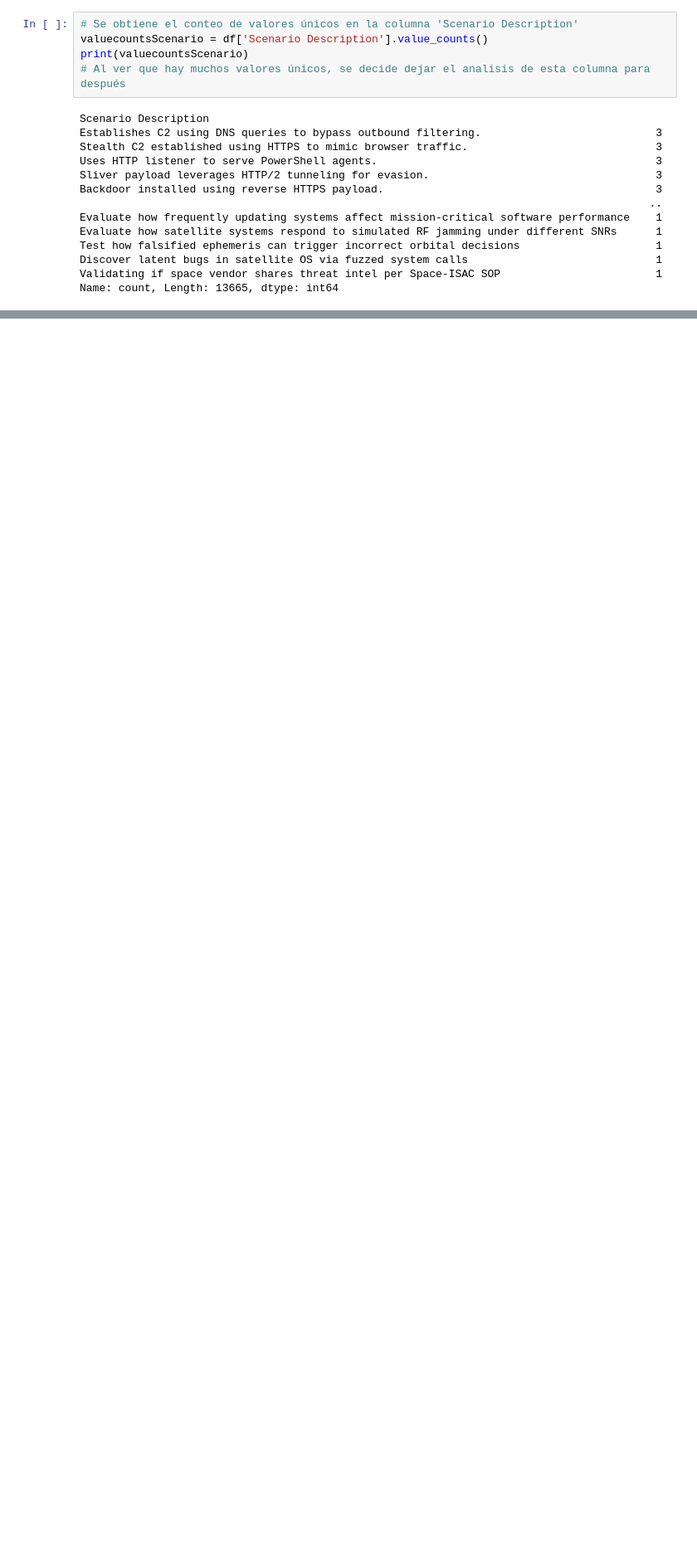
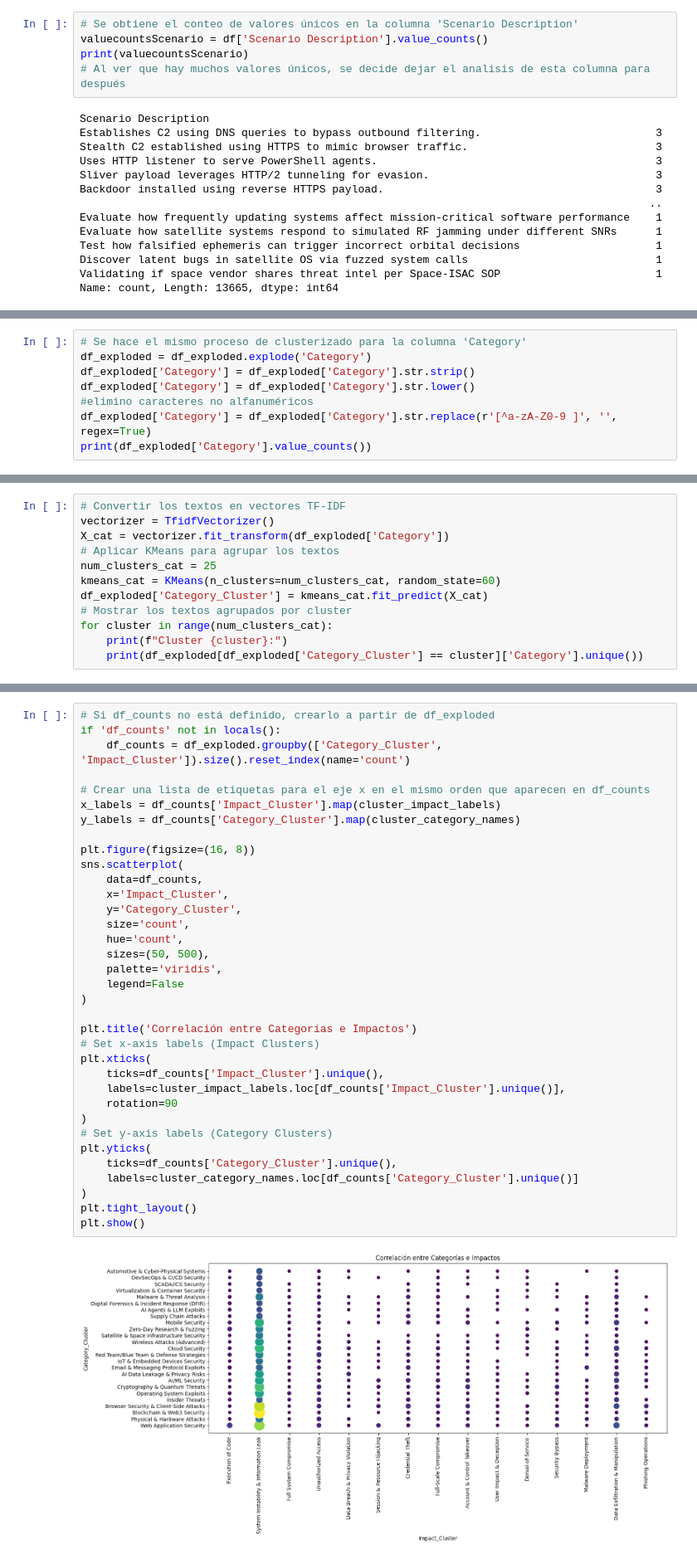
Before and after one commit to manoale97/Practica3Grupo10TratamientoDatos, a Jupyter notebook: practica3.ipynb, the cells around one changed output, grey strips where cells are left out. Shown at 83% size. Drawn from its saved outputs; the diff is of its cells as text; blank space fills up the shorter version.

```diff
--- a/practica3.ipynb
+++ b/practica3.ipynb
@@ -132,0 +302,8 @@ Name: count, Length: 13665, dtype: int64
+# %%
+# Se hace el mismo proceso de clusterizado para la columna 'Category'
+df_exploded = df_exploded.explode('Category')
+df_exploded['Category'] = df_exploded['Category'].str.strip()
+df_exploded['Category'] = df_exploded['Category'].str.lower()
+#elimino caracteres no alfanuméricos
+df_exploded['Category'] = df_exploded['Category'].str.replace(r'[^a-zA-Z0-9 ]', '', regex=True)
+print(df_exploded['Category'].value_counts())
@@ -132,0 +328,12 @@ Name: count, Length: 13665, dtype: int64
+# %%
+# Convertir los textos en vectores TF-IDF
+vectorizer = TfidfVectorizer()
+X_cat = vectorizer.fit_transform(df_exploded['Category'])
+# Aplicar KMeans para agrupar los textos
+num_clusters_cat = 25
+kmeans_cat = KMeans(n_clusters=num_clusters_cat, random_state=60)
+df_exploded['Category_Cluster'] = kmeans_cat.fit_predict(X_cat)
+# Mostrar los textos agrupados por cluster
+for cluster in range(num_clusters_cat):
+    print(f"Cluster {cluster}:")
+    print(df_exploded[df_exploded['Category_Cluster'] == cluster]['Category'].unique())
@@ -132,0 +406,37 @@ Name: count, Length: 13665, dtype: int64
+# %%
+# Si df_counts no está definido, crearlo a partir de df_exploded
+if 'df_counts' not in locals():
+    df_counts = df_exploded.groupby(['Category_Cluster', 'Impact_Cluster']).size().reset_index(name='count')
+
+# Crear una lista de etiquetas para el eje x en el mismo orden que aparecen en df_counts
+x_labels = df_counts['Impact_Cluster'].map(cluster_impact_labels)
+y_labels = df_counts['Category_Cluster'].map(cluster_category_names)
+
+plt.figure(figsize=(16, 8))
+sns.scatterplot(
+    data=df_counts,
+    x='Impact_Cluster',
+    y='Category_Cluster',
+    size='count',
+    hue='count',
+    sizes=(50, 500),
+    palette='viridis',
+    legend=False
+)
+
+plt.title('Correlación entre Categorías e Impactos')
+# Set x-axis labels (Impact Clusters)
+plt.xticks(
+    ticks=df_counts['Impact_Cluster'].unique(),
+    labels=cluster_impact_labels.loc[df_counts['Impact_Cluster'].unique()],
+    rotation=90
+)
+# Set y-axis labels (Category Clusters)
+plt.yticks(
+    ticks=df_counts['Category_Cluster'].unique(),
+    labels=cluster_category_names.loc[df_counts['Category_Cluster'].unique()]
+)
+plt.tight_layout()
+plt.show()
+# %% [output]
+[figure, added]
```
Also changed, not shown: parts of 15 cells of this notebook.
